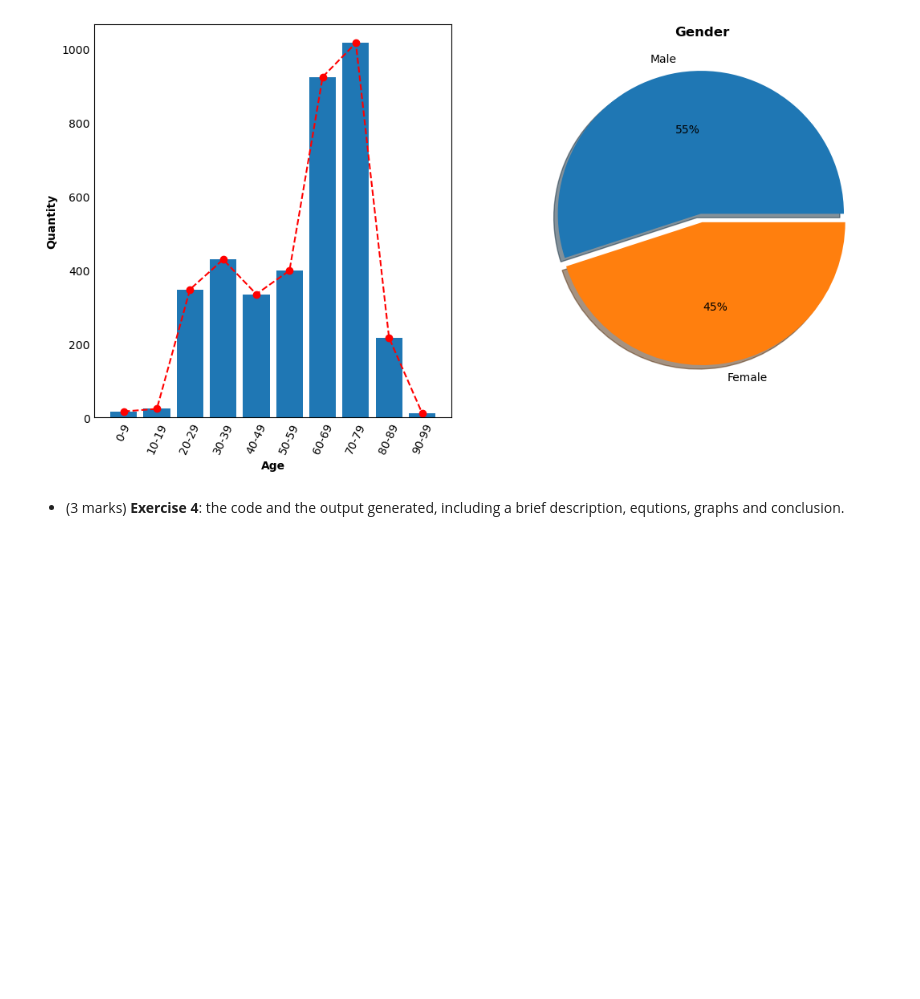
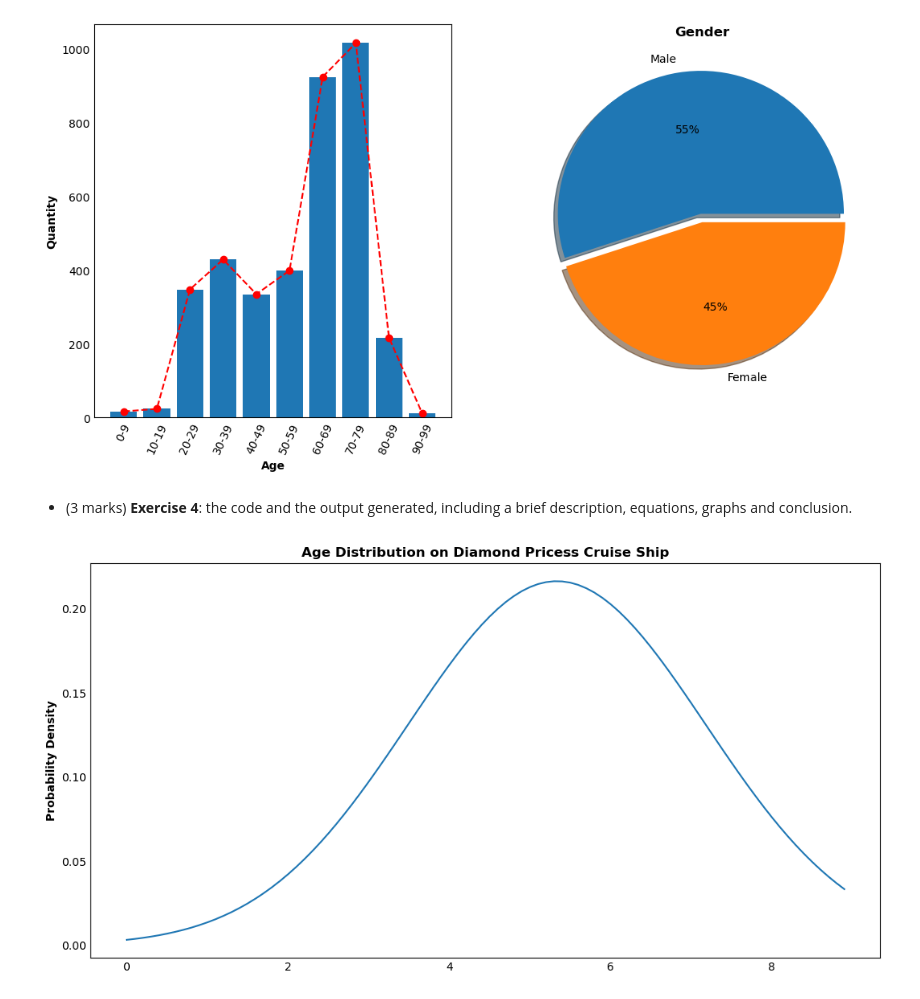
Before and after one commit to xtinatruong/encm509, a Jupyter notebook: Lab1/Lab01-HoangTruong.ipynb, the cells around one changed output. Saved outputs shown, nothing was run; the diff lists cells and outputs as text; code cells hidden in the pictures; blank space fills up the shorter version.

```diff
--- a/Lab1/Lab01-HoangTruong.ipynb
+++ b/Lab1/Lab01-HoangTruong.ipynb
@@ -75,4 +75,33 @@ plt.show()
 # %% [output]
 [figure]
 # %% [markdown]
-- (3 marks) **Exercise 4**: the code and the output generated, including a  brief description, equtions, graphs and conclusion.
+- (3 marks) **Exercise 4**: the code and the output generated, including a  brief description, equations, graphs and conclusion.
+# %%
+from scipy.stats import norm
+
+#counting of people at each age interval shown in age_labels
+age = [16, 23, 347 , 428 , 334 , 398 , 923 , 1015 , 216 , 11]
+age_labels = ['0-9','10-19','20-29','30-39','40-49','50-59','60-69','70-79','80-89','90-99']
+
+#new vector
+vec = []
+
+#indexing the values of ages
+index = 0
+for a in age:
+    for i in range(a):
+        vec.append(index)
+    index = index + 1
+
+mean = np.mean(vec)
+deviation = np.std(vec)
+
+#plot distribution graph
+plt.title("Age Distribution on Diamond Pricess Cruise Ship", weight = "bold")
+plt.ylabel('Probability Density', weight = "bold")
+#smooth graph by adding more datapoint
+vec = np.arange(min(vec), max(vec), 0.1)
+plt.plot(vec, norm.pdf(vec, mean, deviation))
+plt.show()
+# %% [output]
+[figure, added]
```
